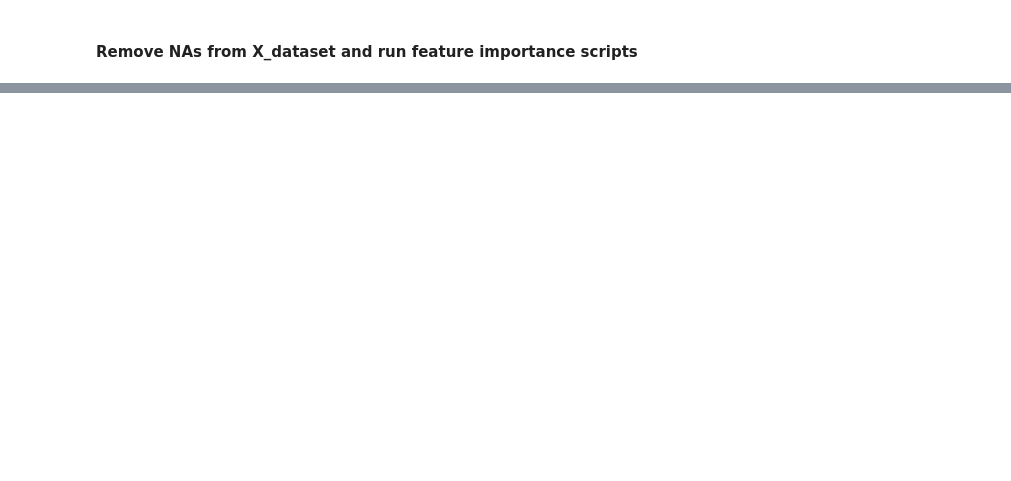
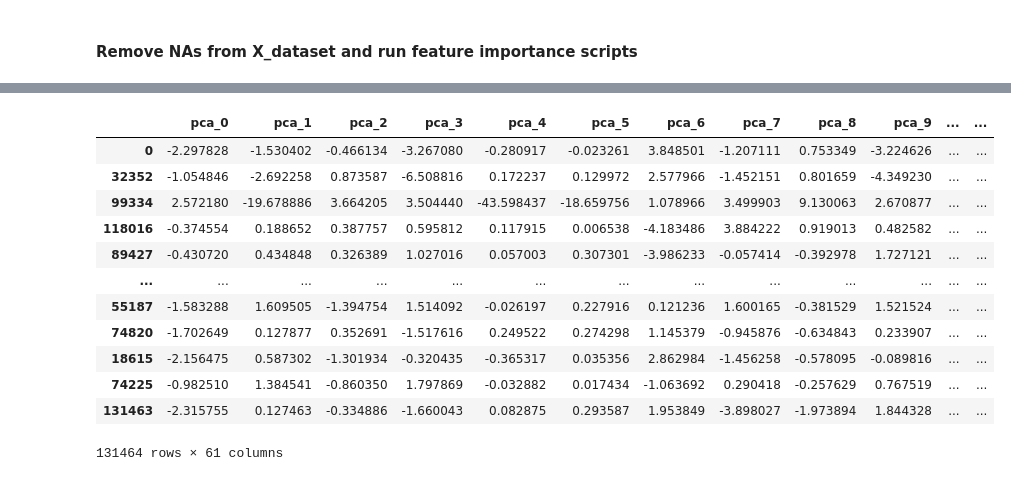
Before and after one commit to theAayushbajaj/mcgill_fiam, a Jupyter notebook: notebooks/04_inspect_nas.ipynb, the cells around one changed output, grey strips where cells are left out. Drawn from its saved outputs; the diff is of its cells as text; code cells hidden in the pictures; blank space fills up the shorter version.

```diff
--- a/notebooks/04_inspect_nas.ipynb
+++ b/notebooks/04_inspect_nas.ipynb
@@ -283,0 +471,3 @@ for method in methods:
+# %%
+X.fillna(1e6, inplace=True)
+X.drop(columns=['ticker'], inplace=True)
@@ -283,0 +478,19 @@ for method in methods:
+# %%
+# Apply the function to your dataset
+X_pca, eigenvalues, loadings, cumulative_variance = orthoFeats(X, varThres=0.95)
+
+# Convert PCA-transformed data into a DataFrame with appropriate column names
+X_pca = pd.DataFrame(X_pca, index=X.index)
+X_pca.columns = ["pca_%d" % i for i in range(X_pca.shape[1])]
+
+# Print the variance explained by each principal component (eigenvalues)
+print("Variance Explained (Eigenvalues):")
+print(eigenvalues)
+
+# Print the cumulative variance explained
+print("\nCumulative Variance Explained:")
+print(cumulative_variance)
+
+# Print the loadings (eigenvectors)
+print("\nLoadings (Eigenvectors):")
+print(loadings)
@@ -283,0 +542,19 @@ for method in methods:
+# %%
+X_pca = pd.DataFrame(X_pca, index=X.index)
+# name each column "pca_i" where i is the index of the column
+X_pca.columns = ["pca_%d" % i for i in range(X_pca.shape[1])]
+X_pca
+# %% [output]
+|  | pca_0 | pca_1 | pca_2 | pca_3 | pca_4 | pca_5 | pca_6 | pca_7 | pca_8 | pca_9 | ... | ... |
+| 0 | -2.297828 | -1.530402 | -0.466134 | -3.267080 | -0.280917 | -0.023261 | 3.848501 | -1.207111 | 0.753349 | -3.224626 | ... | ... |
+| 32352 | -1.054846 | -2.692258 | 0.873587 | -6.508816 | 0.172237 | 0.129972 | 2.577966 | -1.452151 | 0.801659 | -4.349230 | ... | ... |
+| 99334 | 2.572180 | -19.678886 | 3.664205 | 3.504440 | -43.598437 | -18.659756 | 1.078966 | 3.499903 | 9.130063 | 2.670877 | ... | ... |
+| 118016 | -0.374554 | 0.188652 | 0.387757 | 0.595812 | 0.117915 | 0.006538 | -4.183486 | 3.884222 | 0.919013 | 0.482582 | ... | ... |
+| 89427 | -0.430720 | 0.434848 | 0.326389 | 1.027016 | 0.057003 | 0.307301 | -3.986233 | -0.057414 | -0.392978 | 1.727121 | ... | ... |
+| ... | ... | ... | ... | ... | ... | ... | ... | ... | ... | ... | ... | ... |
+| 55187 | -1.583288 | 1.609505 | -1.394754 | 1.514092 | -0.026197 | 0.227916 | 0.121236 | 1.600165 | -0.381529 | 1.521524 | ... | ... |
+| 74820 | -1.702649 | 0.127877 | 0.352691 | -1.517616 | 0.249522 | 0.274298 | 1.145379 | -0.945876 | -0.634843 | 0.233907 | ... | ... |
+| 18615 | -2.156475 | 0.587302 | -1.301934 | -0.320435 | -0.365317 | 0.035356 | 2.862984 | -1.456258 | -0.578095 | -0.089816 | ... | ... |
+| 74225 | -0.982510 | 1.384541 | -0.860350 | 1.797869 | -0.032882 | 0.017434 | -1.063692 | 0.290418 | -0.257629 | 0.767519 | ... | ... |
+| 131463 | -2.315755 | 0.127463 | -0.334886 | -1.660043 | 0.082875 | 0.293587 | 1.953849 | -3.898027 | -1.973894 | 1.844328 | ... | ... |
+131464 rows × 61 columns
```
Also changed, not shown: parts of 26 cells of this notebook.
